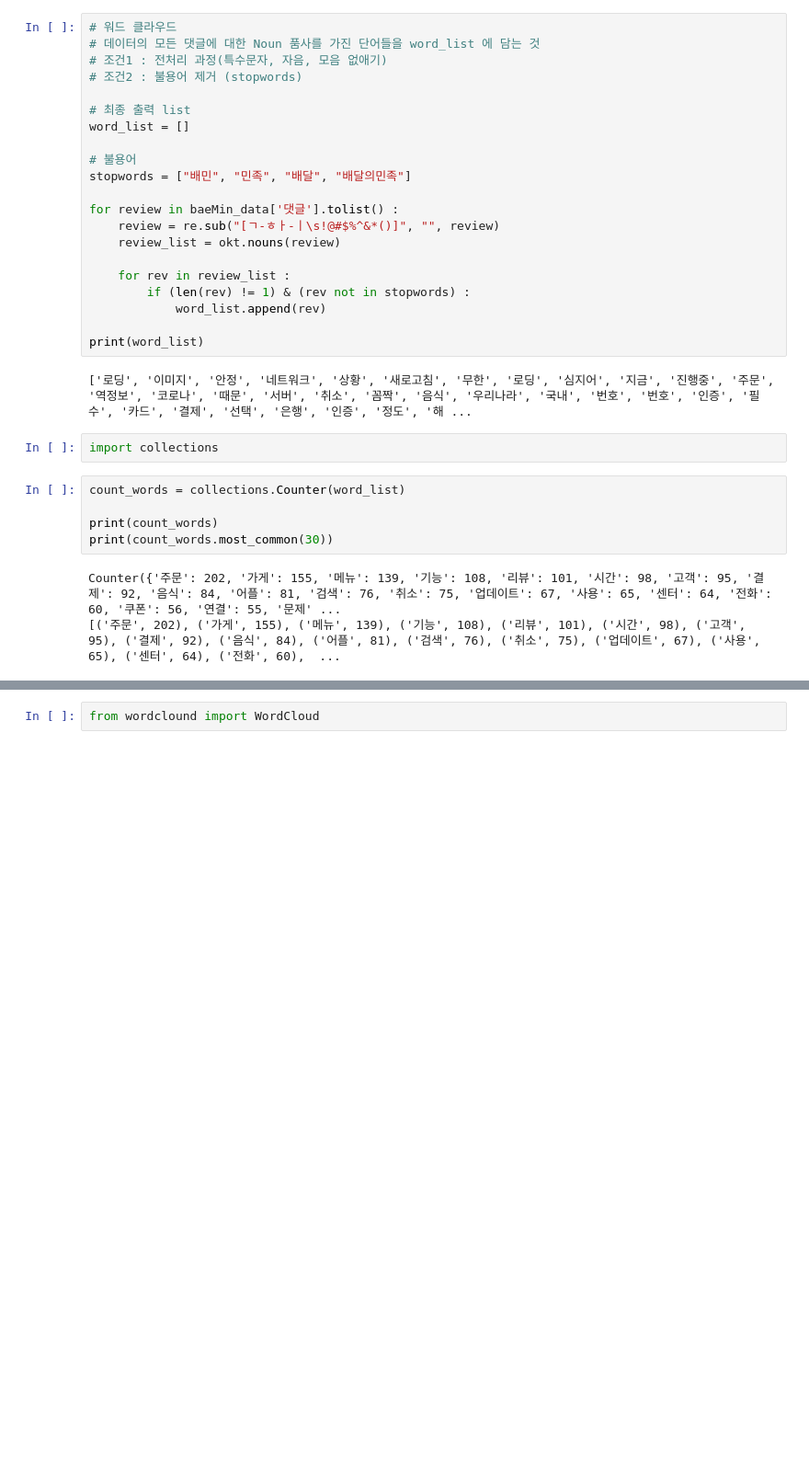
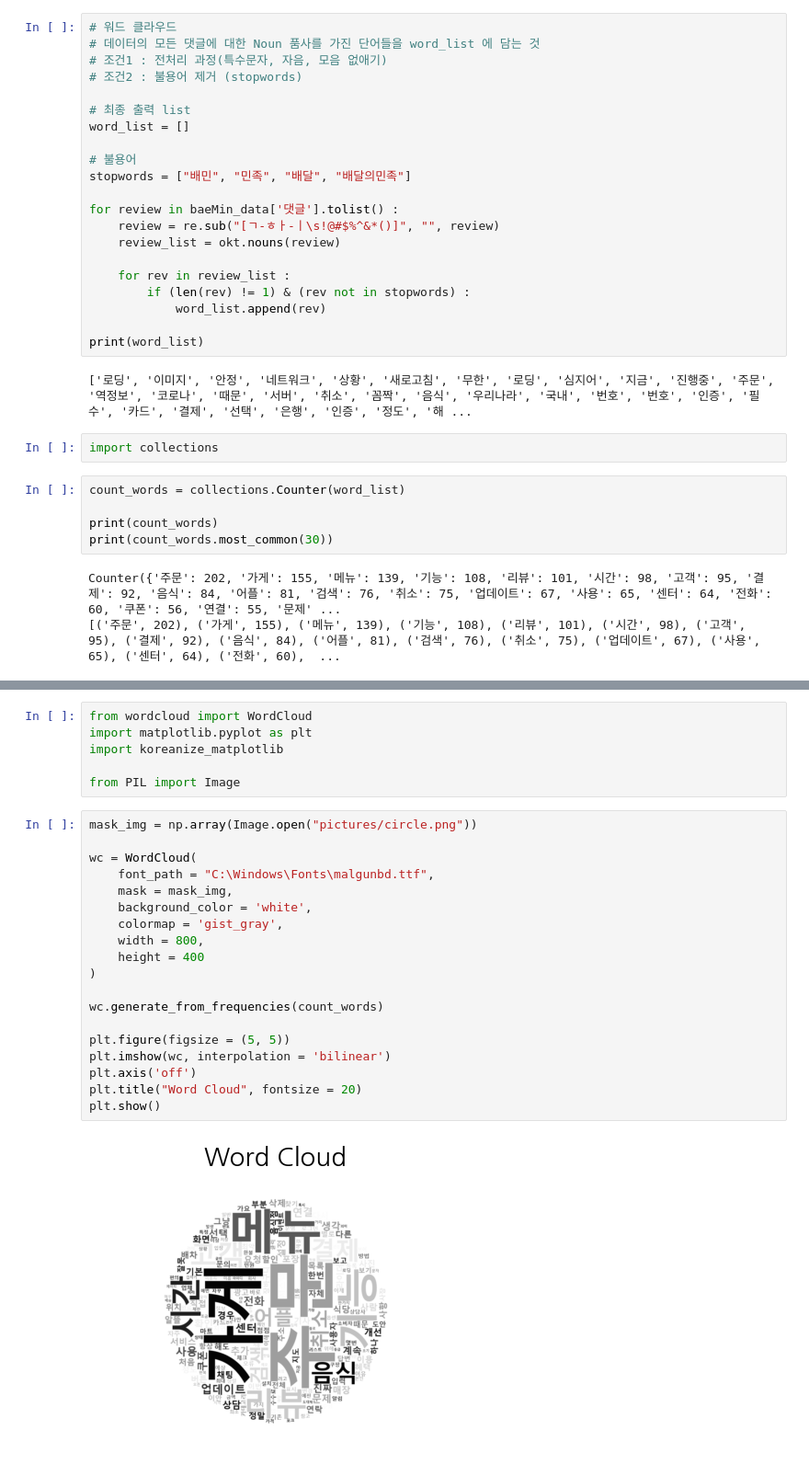
Before and after one commit to KimSeonJ-2134/myproject, a Jupyter notebook: 07_데이터분석_심화_자연어처리.ipynb, the cells around one changed output, grey strips where cells are left out. Shown at 92% size. Saved outputs shown, nothing was run; the diff lists cells and outputs as text; blank space fills up the shorter version.

```diff
--- a/07_데이터분석_심화_자연어처리.ipynb
+++ b/07_데이터분석_심화_자연어처리.ipynb
@@ -239,2 +220,27 @@ Malgun Gothic C:\Windows\Fonts\malgunbd.ttf
 # %%
-from wordclound import WordCloud
+from wordcloud import WordCloud
+import matplotlib.pyplot as plt
+import koreanize_matplotlib
+
+from PIL import Image
+# %%
+mask_img = np.array(Image.open("pictures/circle.png"))
+
+wc = WordCloud(
+    font_path = "C:\Windows\Fonts\malgunbd.ttf",
+    mask = mask_img,
+    background_color = 'white',
+    colormap = 'gist_gray',
+    width = 800,
+    height = 400
+)
+
+wc.generate_from_frequencies(count_words)
+
+plt.figure(figsize = (5, 5))
+plt.imshow(wc, interpolation = 'bilinear')
+plt.axis('off')
+plt.title("Word Cloud", fontsize = 20)
+plt.show()
+# %% [output]
+[figure, added]
```
Also changed, not shown: parts of 12 cells of this notebook, 14 other files.
